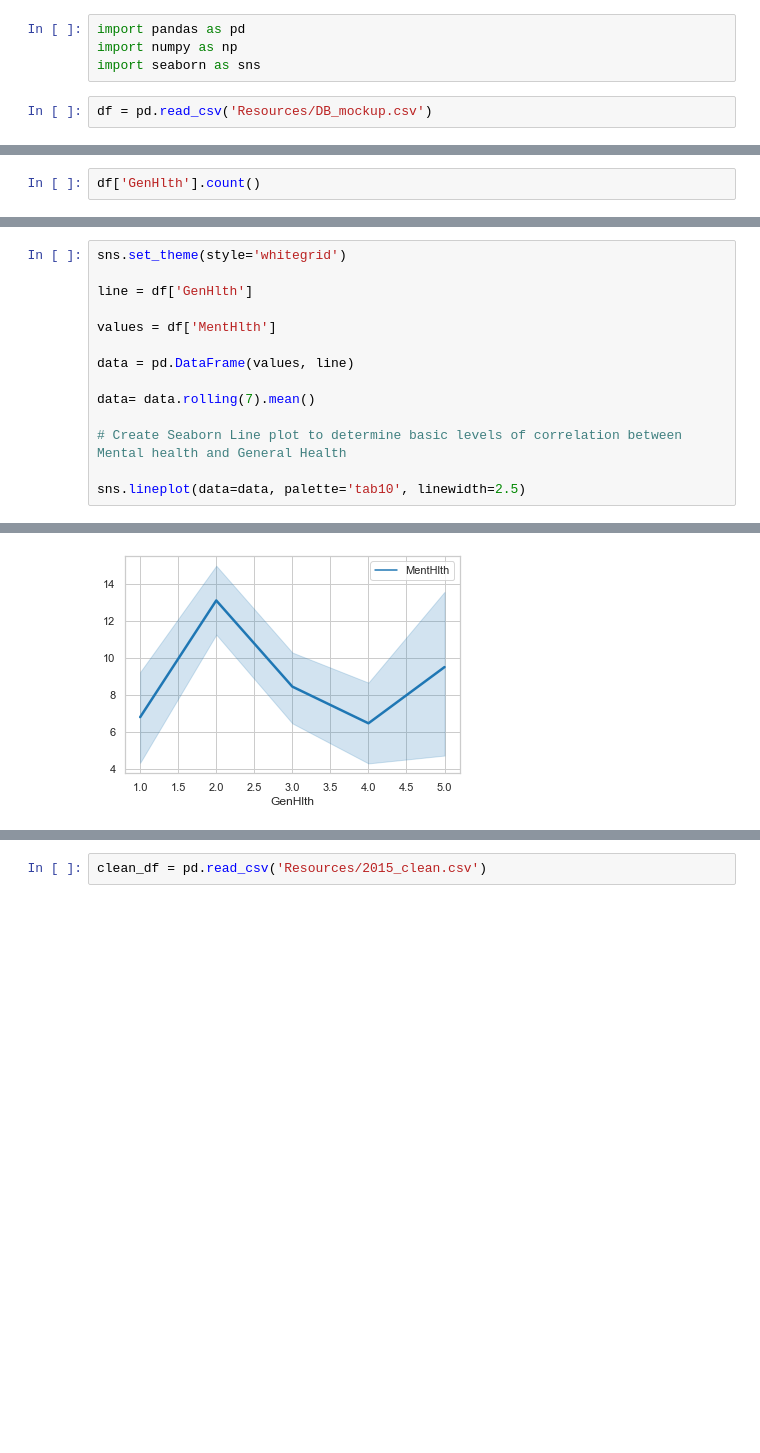
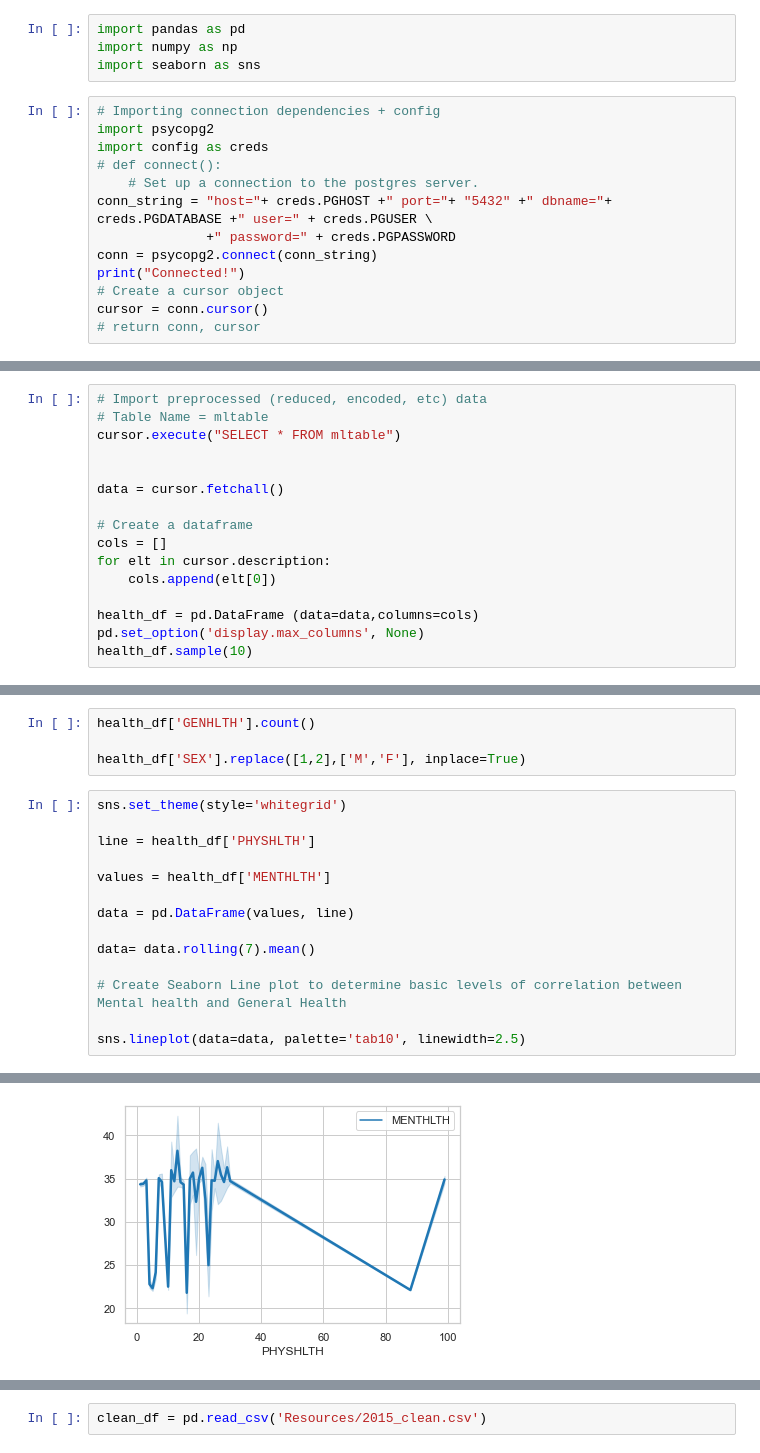
Before and after one commit to UC-Healthcare/Healthcare_Analysis, a Jupyter notebook: Analysis_visuals.ipynb, the cells around one changed output, grey strips where cells are left out. Drawn from its saved outputs; the diff is of its cells as text; blank space fills up the shorter version.

```diff
--- a/Analysis_visuals.ipynb
+++ b/Analysis_visuals.ipynb
@@ -3,4 +3,15 @@ import pandas as pd
 import numpy as np
 import seaborn as sns
 # %%
-df = pd.read_csv('Resources/DB_mockup.csv')
+# Importing connection dependencies + config
+import psycopg2
+import config as creds
+# def connect():
+    # Set up a connection to the postgres server.
+conn_string = "host="+ creds.PGHOST +" port="+ "5432" +" dbname="+ creds.PGDATABASE +" user=" + creds.PGUSER \
+              +" password=" + creds.PGPASSWORD
+conn = psycopg2.connect(conn_string)
+print("Connected!")
+# Create a cursor object
+cursor = conn.cursor()
+# return conn, cursor
@@ -7,3 +22,17 @@ df = pd.read_csv('Resources/DB_mockup.csv')
 # %%
-df['GenHlth'].count()
+# Import preprocessed (reduced, encoded, etc) data
+# Table Name = mltable
+cursor.execute("SELECT * FROM mltable")
+
+
+data = cursor.fetchall()
+
+# Create a dataframe
+cols = []
+for elt in cursor.description:
+    cols.append(elt[0])
+
+health_df = pd.DataFrame (data=data,columns=cols)
+pd.set_option('display.max_columns', None)
+health_df.sample(10)
 # %% [output]
@@ -11,9 +50,13 @@ df['GenHlth'].count()
+# %%
+health_df['GENHLTH'].count()
+
+health_df['SEX'].replace([1,2],['M','F'], inplace=True)
 # %%
 sns.set_theme(style='whitegrid')
 
-line = df['GenHlth']
+line = health_df['PHYSHLTH']
 
-values = df['MentHlth']
+values = health_df['MENTHLTH']
 
 data = pd.DataFrame(values, line)
 
@@ -27 +70 @@ sns.lineplot(data=data, palette='tab10', linewidth=2.5)
-[figure, old version]
+[figure, new version]
```
Also changed, not shown: parts of 16 cells of this notebook, 1 other file.
